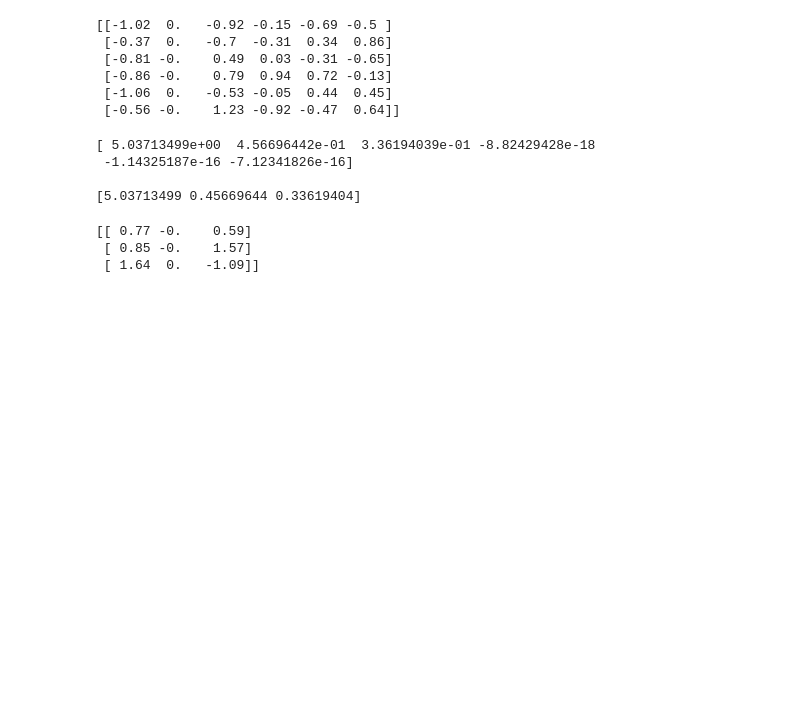
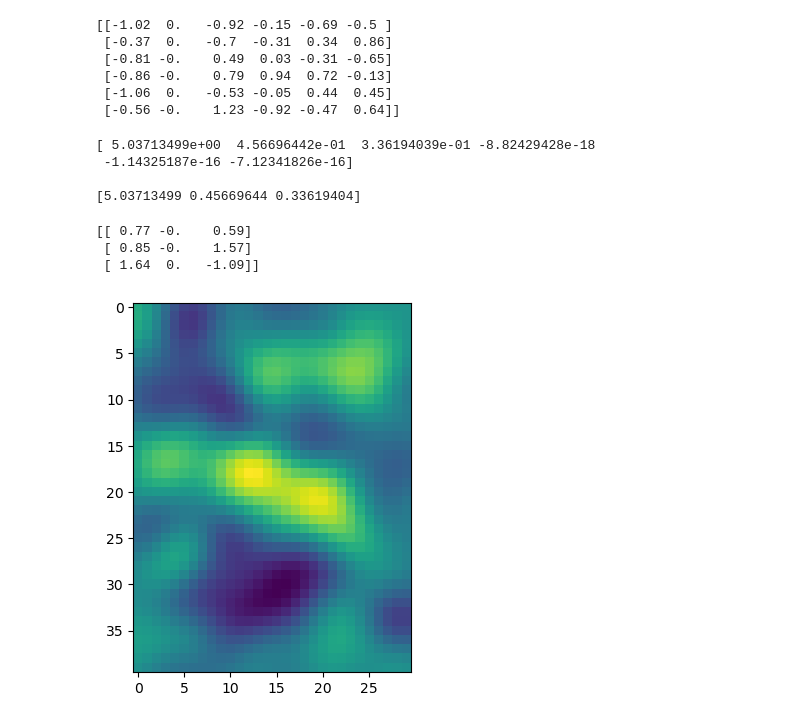
Before and after one commit to decemberkms/linear_algebra, a Jupyter notebook: singular_value_decomposition_09.ipynb, the cells around one changed output. Cells and saved outputs as stored; diff of their text form; code cells hidden in the pictures; blank space fills up the shorter version.

```diff
--- a/singular_value_decomposition_09.ipynb
+++ b/singular_value_decomposition_09.ipynb
@@ -190,3 +191,19 @@ print(np.round(U-Us,2))
 [[ 0.77 -0.    0.59]
  [ 0.85 -0.    1.57]
  [ 1.64  0.   -1.09]]
+# %%
+# Spectral theory of matrices
+m = 40
+n = 30
+
+k = int( (m + n)/ 4)
+xx = np.linspace(-3, 3, k)
+[X,Y] = np.meshgrid(xx, xx)
+g2d = np.exp(-(X **2 + Y ** 2) / (k/8))
+
+A = scipy.signal.convolve2d(np.random.randn(m, n), g2d, "same")
+
+plt.imshow(A)
+plt.show()
+# %% [output]
+[figure, added]
```
Also changed, not shown: parts of 7 cells of this notebook.
